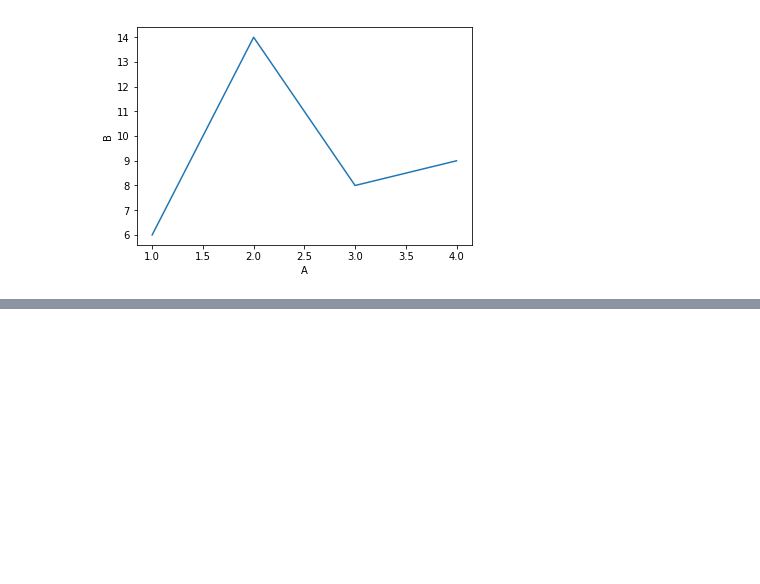
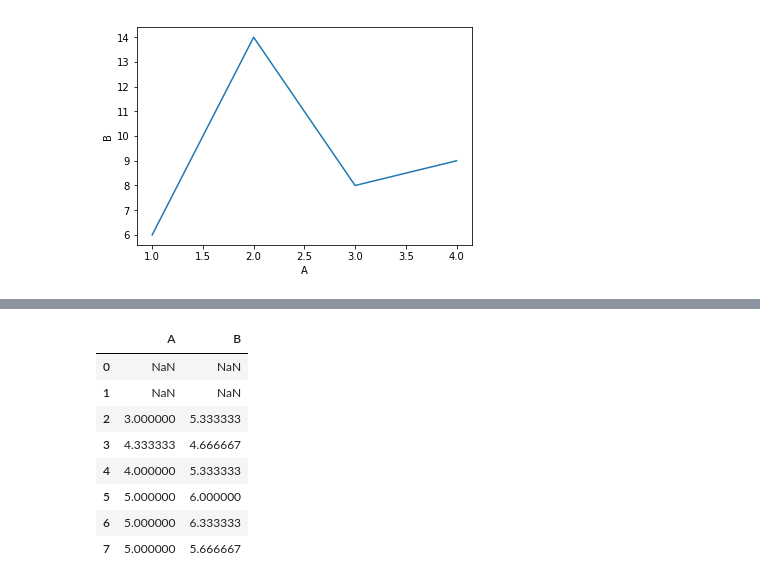
Before and after one commit to AdamBlomfield/mod_4_project, a Jupyter notebook: notebooks/ab_mod_4.ipynb, the cells around one changed output, grey strips where cells are left out. Cells and saved outputs as stored; diff of their text form; code cells hidden in the pictures; blank space fills up the shorter version.

```diff
--- a/notebooks/ab_mod_4.ipynb
+++ b/notebooks/ab_mod_4.ipynb
@@ -987,0 +1024,12 @@ sns.lineplot('A', 'B', data=temp_dfA_B)
+# %%
+temp_df.rolling(3).mean()
+# %% [output]
+|  | A | B |
+| 0 | NaN | NaN |
+| 1 | NaN | NaN |
+| 2 | 3.000000 | 5.333333 |
+| 3 | 4.333333 | 4.666667 |
+| 4 | 4.000000 | 5.333333 |
+| 5 | 5.000000 | 6.000000 |
+| 6 | 5.000000 | 6.333333 |
+| 7 | 5.000000 | 5.666667 |
```
Also changed, not shown: parts of 8 cells of this notebook, 3 other files.
